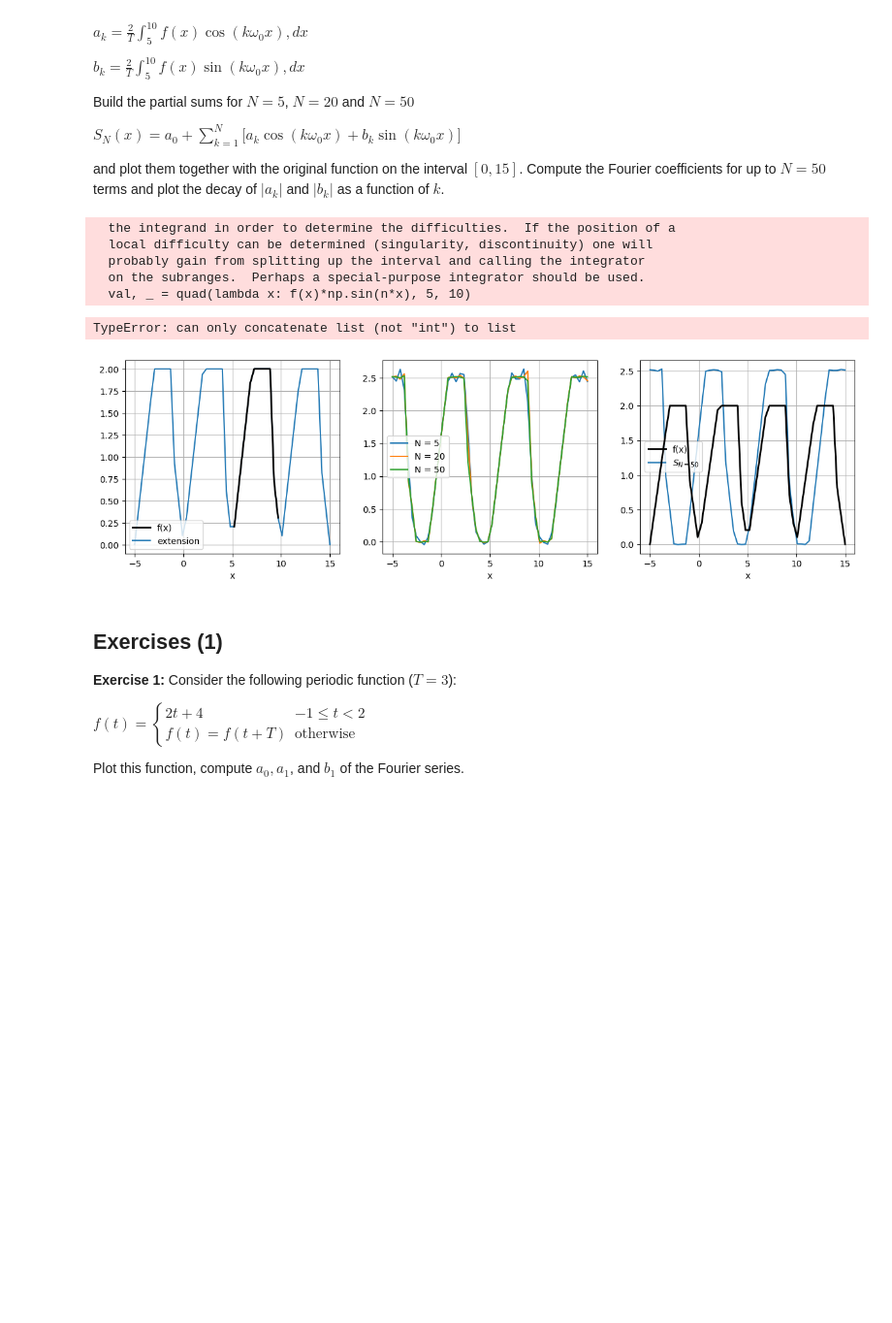
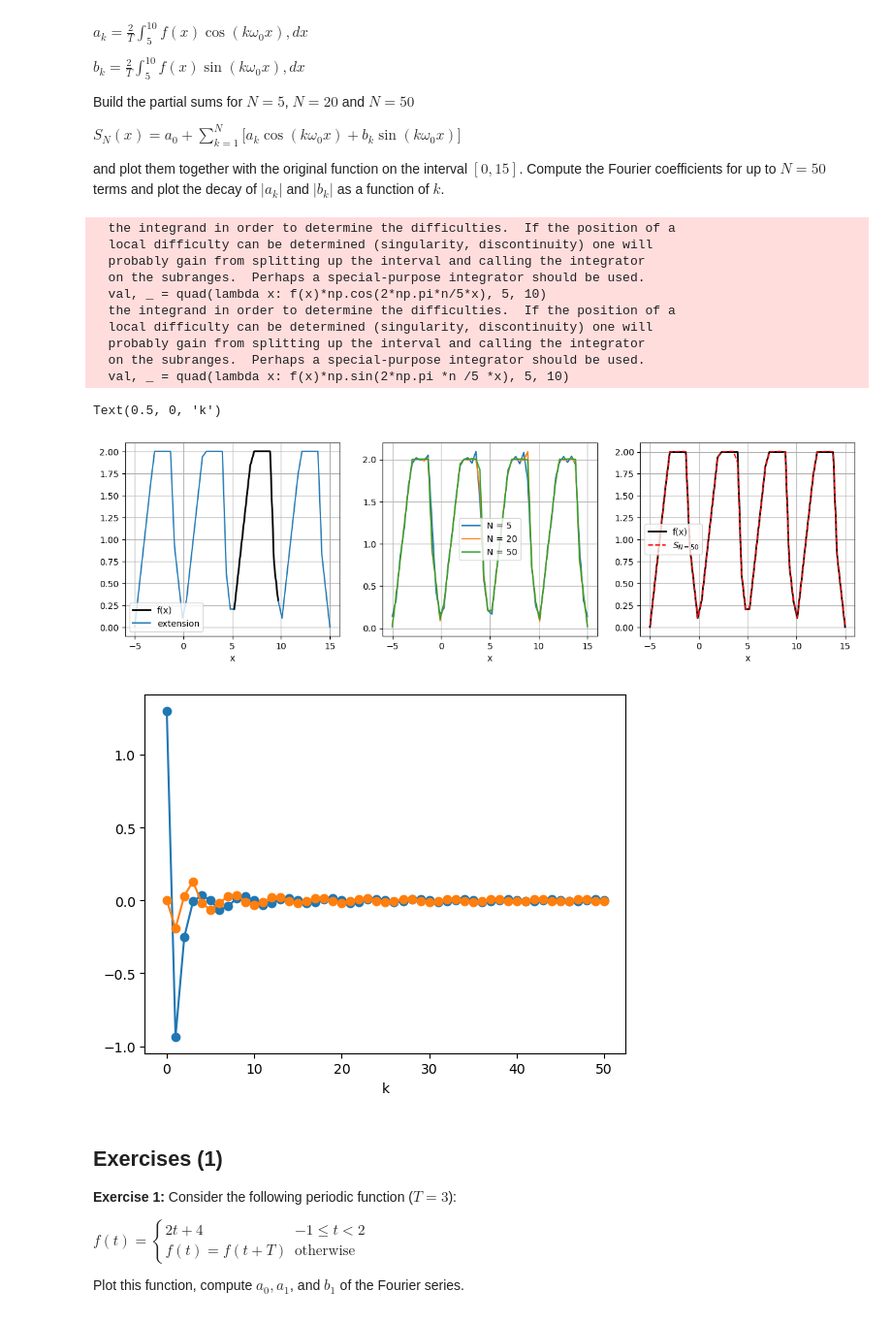
Before and after one commit to AlejandroRG03/computacion_master, a Jupyter notebook: USC-FCA-main/Fourier.ipynb, the cells around one changed output. Shown: that part at 97% size. Cells and saved outputs as stored; diff of their text form; code cells hidden in the pictures; blank space fills up the shorter version.

```diff
--- a/USC-FCA-main/Fourier.ipynb
+++ b/USC-FCA-main/Fourier.ipynb
@@ -192,18 +192,18 @@ from scipy.integrate import quad
 
 def f(x): # domain [5,10]
 
-    if 5 <= x < 7:
+    if 5 <= x  and x < 7:
         return x-5
-    elif 7 <= x < 9:
+    elif 7 <= x and x < 9:
         return 2
-    elif 9 <= x < 10:
+    elif 9 <= x and x < 10:
         return 10-x
     else:
         return None
 
 def f_extended(x):
 
-        x = 5 + x%5
+        x = 5 + (x - 5)%5
         return f(x)
 
 f = np.vectorize(f)
@@ -213,18 +213,18 @@ def a0():
     return val/5
 
 def an(n):
-    val, _ = quad(lambda x: f(x)*np.cos(n*x), 5, 10)
+    val, _ = quad(lambda x: f(x)*np.cos(2*np.pi*n/5*x), 5, 10)
     return val*2/5
 
 def bn(n):
-    val, _ = quad(lambda x: f(x)*np.sin(n*x), 5, 10)
+    val, _ = quad(lambda x: f(x)*np.sin(2*np.pi *n /5 *x), 5, 10)
     return val*2/5
 
 def fourier_series(x, N):
 
     s = a0()
     for n in range(1, N+1):
-        s += an(n)*np.cos(n*x) + bn(n)*np.sin(n*x)
+        s += an(n)*np.cos(2*np.pi*n/5*x) + bn(n)*np.sin(2*np.pi*n/5*x)
     return s
 
 xs = np.linspace(-5,15)
@@ -242,42 +242,53 @@ ax1.plot(xs,ys_extended, label='extension')
 ax1.legend()
 ax1.grid()
 
 # Fourier series
 
 N = [5, 20, 50]
 SN = [fourier_series(xs, n) for n in N]
 
 for i in range(len(N)):
     ax2.plot(xs, SN[i], label=f'N = {N[i]}')
 
 ax2.legend()
 ax2.grid()
 
 # plot with the original function
 
-ax3.plot(xs, ys_extended, color='black', linewidth=2, zorder=100, label='f(x)')
-ax3.plot(xs, SN[-1], label = '$S_{N=50}$')
+ax3.plot(xs, ys_extended, color='black', linewidth=2, label='f(x)')
+ax3.plot(xs, SN[-1], 'r--', label = '$S_{N=50}$')
 
 ax3.legend(loc='best')
 ax3.grid()
 
 ax1.set_xlabel('x'); ax2.set_xlabel('x'); ax3.set_xlabel('x')
 
 #### ak y bk
 
-ak = [an(n) for n in range(1,N+1)]
-bk = [bn(n) for n in range(1,N+1)]
+N = 50
 
-plt.plot(range(N+1),ak, '-o')
-plt.plot(range(N+1), bk, '-o')
+
+ak = [a0()] + [an(n) for n in range(1,N+1)]
+bk = [bn(n) for n in range(0,N+1)]
+
+plt.figure()
+plt.plot(range(N+1),ak, '-o', label = '$a_k$')
+plt.plot(range(N+1), bk, '-o', label = '$b_k$')
+plt.xlabel('k')
 # %% [output]
   the integrand in order to determine the difficulties.  If the position of a
   local difficulty can be determined (singularity, discontinuity) one will
   probably gain from splitting up the interval and calling the integrator
   on the subranges.  Perhaps a special-purpose integrator should be used.
-  val, _ = quad(lambda x: f(x)*np.sin(n*x), 5, 10)
+  val, _ = quad(lambda x: f(x)*np.cos(2*np.pi*n/5*x), 5, 10)
+  the integrand in order to determine the difficulties.  If the position of a
+  local difficulty can be determined (singularity, discontinuity) one will
+  probably gain from splitting up the interval and calling the integrator
+  on the subranges.  Perhaps a special-purpose integrator should be used.
+  val, _ = quad(lambda x: f(x)*np.sin(2*np.pi *n /5 *x), 5, 10)
-TypeError: can only concatenate list (not "int") to list
+Text(0.5, 0, 'k')
-[figure, old version]
+[figure, new version]
+[figure, added]
 # %% [markdown]
 ## Exercises (1)
 
```
Also changed, not shown: 11 other files.
